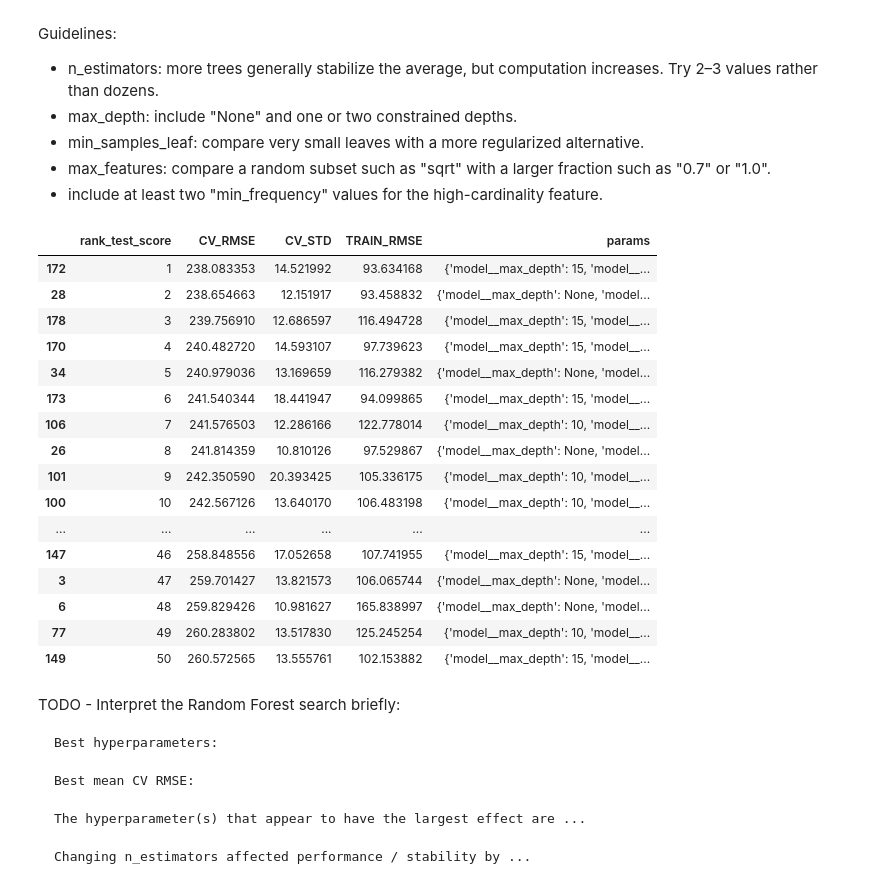
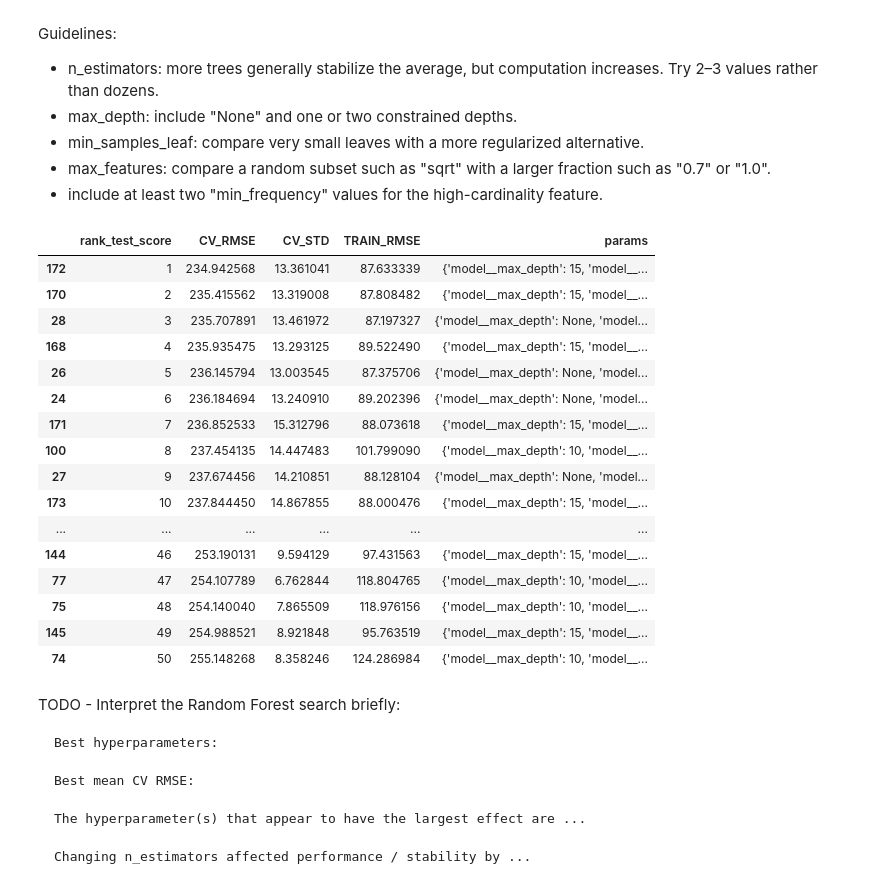
Before and after one commit to Chicloneo/Machine-Learning, a Jupyter notebook: 3-KNN, Decision Trees, Random Forest/Notebooks/Chapter 2 - Part II - Students.ipynb, the cells around one changed output. Drawn from its saved outputs; the diff is of its cells as text; code cells hidden in the pictures.

```diff
--- a/3-KNN, Decision Trees, Random Forest/Notebooks/Chapter 2 - Part II - Students.ipynb
+++ b/3-KNN, Decision Trees, Random Forest/Notebooks/Chapter 2 - Part II - Students.ipynb
@@ -746,44 +754,44 @@ Guidelines:
 # %%
 # TODO: define a compact Random Forest grid.
 rf_param_grid = {
-    "model__n_estimators": [10,20,30],
+    "model__n_estimators": [100,250,500],
     "model__max_depth": [None, 10,15],
     "model__min_samples_leaf": [1,2,10,20],
     "model__max_features": ["sqrt", 0.7, 1],
     "preprocessing__high_card__min_frequency": [20,30],
 }
 
 # TODO: configure and run the search.
 rf_search = GridSearchCV(
     estimator=rf_pipeline,
     param_grid=rf_param_grid,
     scoring="neg_root_mean_squared_error",
     cv=5,
     n_jobs=-1,
     return_train_score=True,
 )
 
 rf_search.fit(X_train, y_train)
 pd.set_option('display.max_colwidth', None)
 search_results_table(rf_search, top_n=50)
 # %% [output]
 |  | rank_test_score | CV_RMSE | CV_STD | TRAIN_RMSE | params |
-| 172 | 1 | 238.083353 | 14.521992 | 93.634168 | {'model__max_depth': 15, 'model__... |
-| 28 | 2 | 238.654663 | 12.151917 | 93.458832 | {'model__max_depth': None, 'model... |
-| 178 | 3 | 239.756910 | 12.686597 | 116.494728 | {'model__max_depth': 15, 'model__... |
-| 170 | 4 | 240.482720 | 14.593107 | 97.739623 | {'model__max_depth': 15, 'model__... |
-| 34 | 5 | 240.979036 | 13.169659 | 116.279382 | {'model__max_depth': None, 'model... |
-| 173 | 6 | 241.540344 | 18.441947 | 94.099865 | {'model__max_depth': 15, 'model__... |
-| 106 | 7 | 241.576503 | 12.286166 | 122.778014 | {'model__max_depth': 10, 'model__... |
-| 26 | 8 | 241.814359 | 10.810126 | 97.529867 | {'model__max_depth': None, 'model... |
-| 101 | 9 | 242.350590 | 20.393425 | 105.336175 | {'model__max_depth': 10, 'model__... |
-| 100 | 10 | 242.567126 | 13.640170 | 106.483198 | {'model__max_depth': 10, 'model__... |
+| 172 | 1 | 234.942568 | 13.361041 | 87.633339 | {'model__max_depth': 15, 'model__... |
+| 170 | 2 | 235.415562 | 13.319008 | 87.808482 | {'model__max_depth': 15, 'model__... |
+| 28 | 3 | 235.707891 | 13.461972 | 87.197327 | {'model__max_depth': None, 'model... |
+| 168 | 4 | 235.935475 | 13.293125 | 89.522490 | {'model__max_depth': 15, 'model__... |
+| 26 | 5 | 236.145794 | 13.003545 | 87.375706 | {'model__max_depth': None, 'model... |
+| 24 | 6 | 236.184694 | 13.240910 | 89.202396 | {'model__max_depth': None, 'model... |
+| 171 | 7 | 236.852533 | 15.312796 | 88.073618 | {'model__max_depth': 15, 'model__... |
+| 100 | 8 | 237.454135 | 14.447483 | 101.799090 | {'model__max_depth': 10, 'model__... |
+| 27 | 9 | 237.674456 | 14.210851 | 88.128104 | {'model__max_depth': None, 'model... |
+| 173 | 10 | 237.844450 | 14.867855 | 88.000476 | {'model__max_depth': 15, 'model__... |
 | ... | ... | ... | ... | ... | ... |
-| 147 | 46 | 258.848556 | 17.052658 | 107.741955 | {'model__max_depth': 15, 'model__... |
-| 3 | 47 | 259.701427 | 13.821573 | 106.065744 | {'model__max_depth': None, 'model... |
-| 6 | 48 | 259.829426 | 10.981627 | 165.838997 | {'model__max_depth': None, 'model... |
-| 77 | 49 | 260.283802 | 13.517830 | 125.245254 | {'model__max_depth': 10, 'model__... |
-| 149 | 50 | 260.572565 | 13.555761 | 102.153882 | {'model__max_depth': 15, 'model__... |
+| 144 | 46 | 253.190131 | 9.594129 | 97.431563 | {'model__max_depth': 15, 'model__... |
+| 77 | 47 | 254.107789 | 6.762844 | 118.804765 | {'model__max_depth': 10, 'model__... |
+| 75 | 48 | 254.140040 | 7.865509 | 118.976156 | {'model__max_depth': 10, 'model__... |
+| 145 | 49 | 254.988521 | 8.921848 | 95.763519 | {'model__max_depth': 15, 'model__... |
+| 74 | 50 | 255.148268 | 8.358246 | 124.286984 | {'model__max_depth': 10, 'model__... |
 # %% [markdown]
 TODO - Interpret the Random Forest search briefly:
 
```
Also changed, not shown: parts of 3 cells of this notebook, 2 other files.
